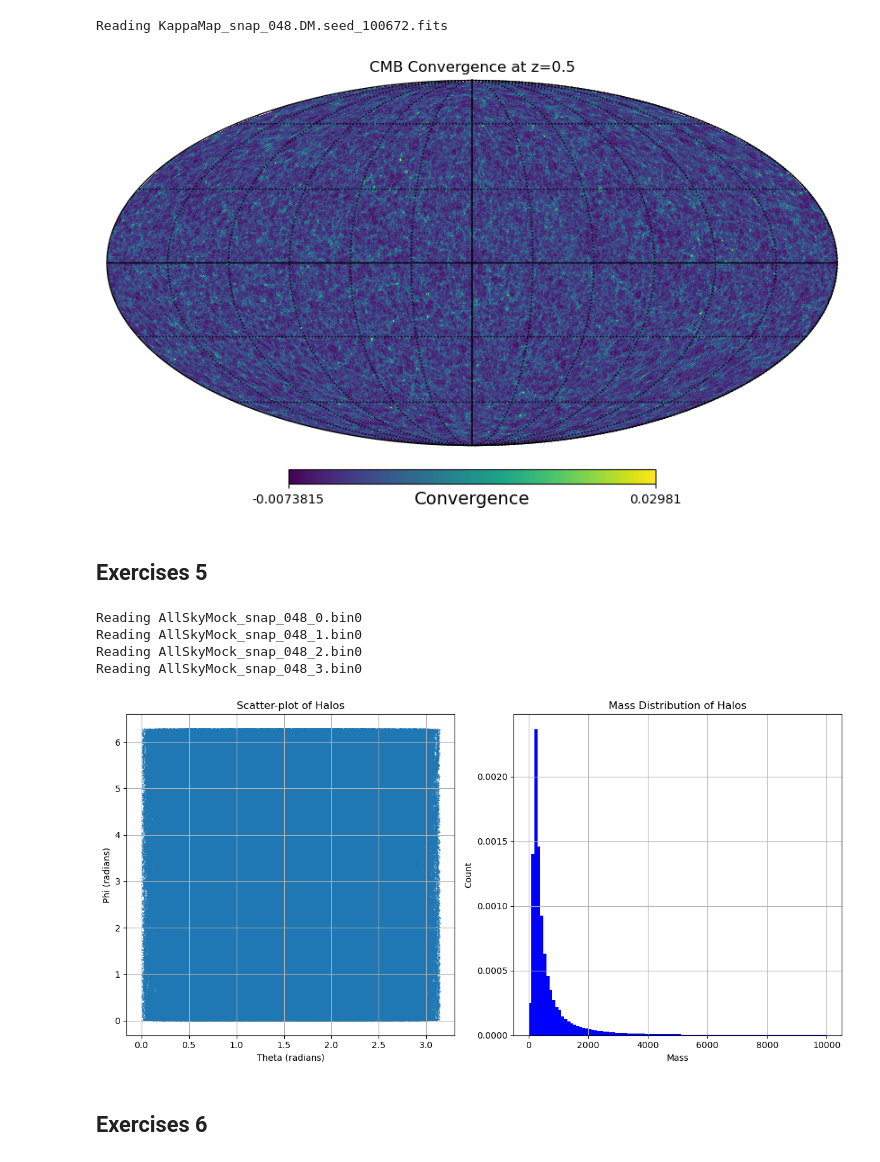
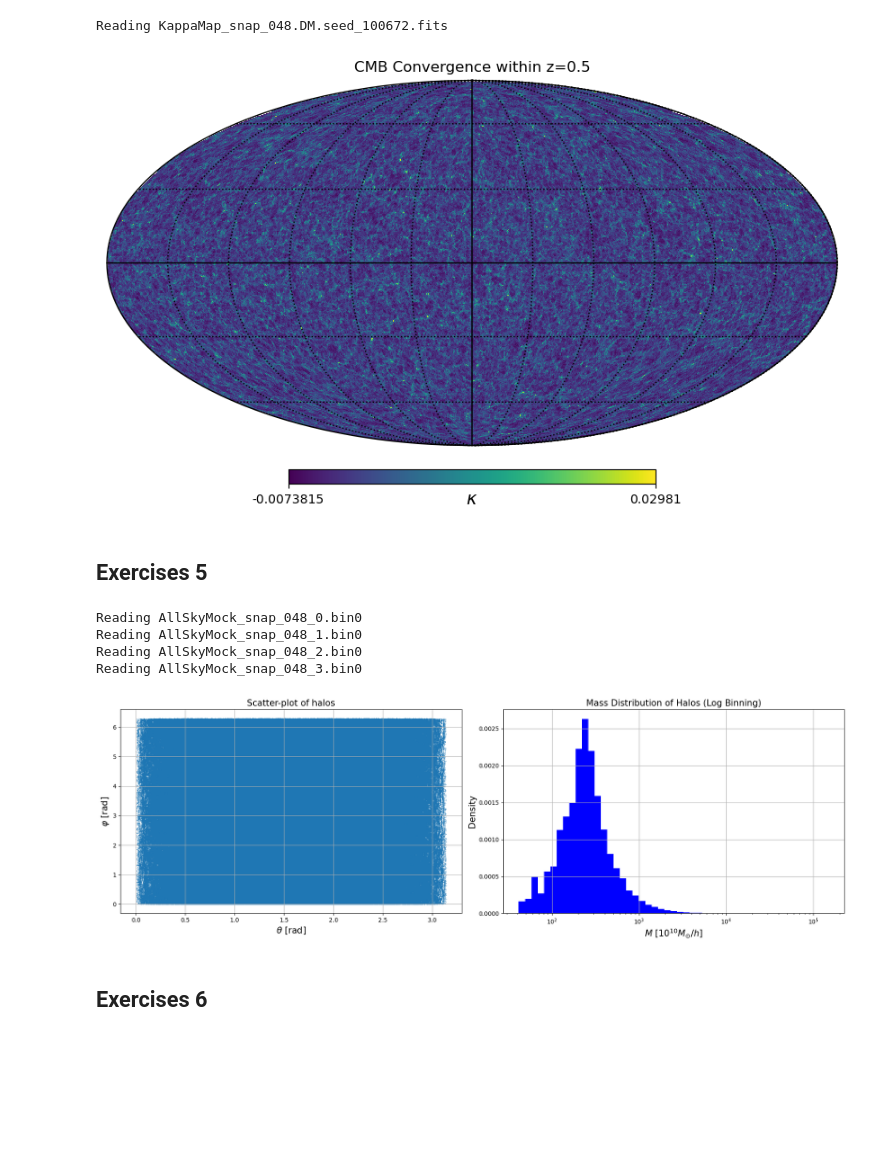
Before and after one commit to matteopicciolini/MasterThesis, a Jupyter notebook: DataAnalysis.ipynb, the cells around one changed output. Saved outputs shown, nothing was run; the diff lists cells and outputs as text; code cells hidden in the pictures; blank space fills up the shorter version.

```diff
--- a/DataAnalysis.ipynb
+++ b/DataAnalysis.ipynb
@@ -25,39 +27,52 @@ cmb_map_downgraded = hp.ud_grade(cmb_map, nside)
 Reading KappaMap_snap_048.DM.seed_100672.fits
 # %%
 # Display the downgraded CMB convergence map
-hp.mollview(cmb_map_downgraded, title="CMB Convergence at z=0.5", unit="Convergence")
+hp.mollview(cmb_map_downgraded, title="CMB Convergence within z=0.5", unit=r"$\kappa$")
 hp.graticule()
 # %% [output]
-[figure, old version]
+[figure, new version]
 # %% [markdown]
 ## Exercises 5
 # %%
 snapshot_number = 48
 halos = HaloCatalog(snapshot_number)
 
-plt.figure(figsize=(12, 6))
+plt.figure(figsize=(18, 6))
+
+# Scatter plot of halos
 plt.subplot(1, 2, 1)
-plt.scatter(halos.theta, halos.phi, s=0.2)
-plt.title('Scatter-plot of Halos')
-plt.xlabel('Theta (radians)')
-plt.ylabel('Phi (radians)')
+plt.scatter(halos.theta, halos.phi, s=0.1)
+plt.title('Scatter-plot of halos', fontsize=15)
+plt.xlabel(r'$\theta$ [rad]', fontsize=15)
+plt.ylabel(r'$\varphi$ [rad]', fontsize=15)
 plt.grid()
 
+# Histogram of halo mass with linear binninga
+#plt.subplot(1, 3, 2)
+#plt.hist(halos.mass, bins = 100, color='blue', density=True, range=(0, 1e4))
+#plt.title('Mass distribution of halos (Linear Binning)', fontsize=15)
+#plt.xlabel(r'$M$ [$10^{10} M_{\odot}/h$]', fontsize = 15)
+#plt.ylabel('Density', fontsize = 15)
+#plt.grid()
+
+# Histogram of halo mass with logarithmic binning
 plt.subplot(1, 2, 2)
-plt.hist(halos.mass, bins=100, color='blue', density=True, range=(0, 1e4))
-plt.title('Mass Distribution of Halos')
-plt.xlabel('Mass')
-plt.ylabel('Count')
+bins = np.logspace(np.log10(halos.mass.min()), np.log10(halos.mass.max()), 50)
+plt.hist(halos.mass, bins=bins, color='blue', density = True)
+plt.title('Mass Distribution of Halos (Log Binning)', fontsize=15)
+plt.xlabel(r'$M$ [$10^{10} M_{\odot}/h$]', fontsize = 15)
+plt.ylabel('Density', fontsize=15)
+plt.xscale('log')
 plt.grid()
 
 plt.tight_layout()
 plt.show()
 # %% [output]
 Reading AllSkyMock_snap_048_0.bin0
 Reading AllSkyMock_snap_048_1.bin0
 Reading AllSkyMock_snap_048_2.bin0
 Reading AllSkyMock_snap_048_3.bin0
-[figure, old version]
+[figure, new version]
 # %% [markdown]
 ## Exercises 6
 # %%
```
Also changed, not shown: parts of 12 cells of this notebook.
